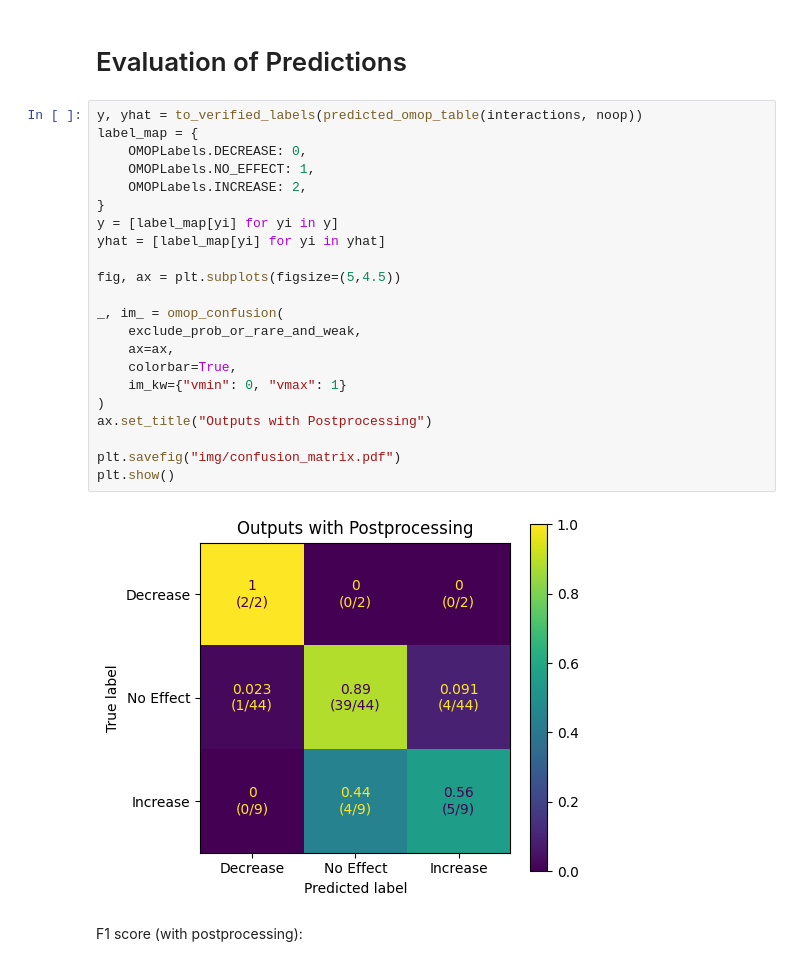
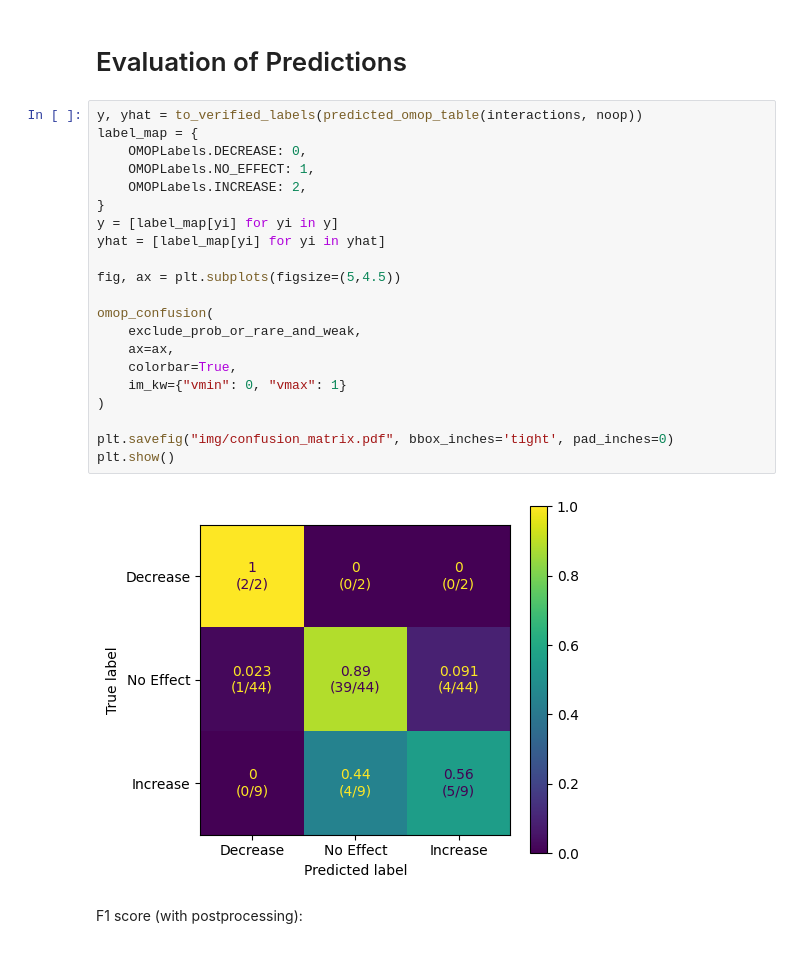
Before and after one commit to jihyechoi77/malade, a Jupyter notebook: results.ipynb, the cells around one changed output. Drawn from its saved outputs; the diff is of its cells as text.

```diff
--- a/results.ipynb
+++ b/results.ipynb
@@ -73,27 +73,26 @@ plot_interactions(omop_table, save_to="img/omop_ground_truth.pdf")
 # %%
 y, yhat = to_verified_labels(predicted_omop_table(interactions, noop))
 label_map = {
     OMOPLabels.DECREASE: 0,
     OMOPLabels.NO_EFFECT: 1,
     OMOPLabels.INCREASE: 2,
 }
 y = [label_map[yi] for yi in y]
 yhat = [label_map[yi] for yi in yhat]
 
 fig, ax = plt.subplots(figsize=(5,4.5))
 
-_, im_ = omop_confusion(
+omop_confusion(
     exclude_prob_or_rare_and_weak,
     ax=ax,
     colorbar=True,
     im_kw={"vmin": 0, "vmax": 1}
 )
-ax.set_title("Outputs with Postprocessing")
 
-plt.savefig("img/confusion_matrix.pdf")
+plt.savefig("img/confusion_matrix.pdf", bbox_inches='tight', pad_inches=0)
 plt.show()
 # %% [output]
-[figure, old version]
+[figure, new version]
 # %% [markdown]
 F1 score (with postprocessing):
 # %%
```
Also changed, not shown: parts of 2 cells of this notebook, 5 other files.
